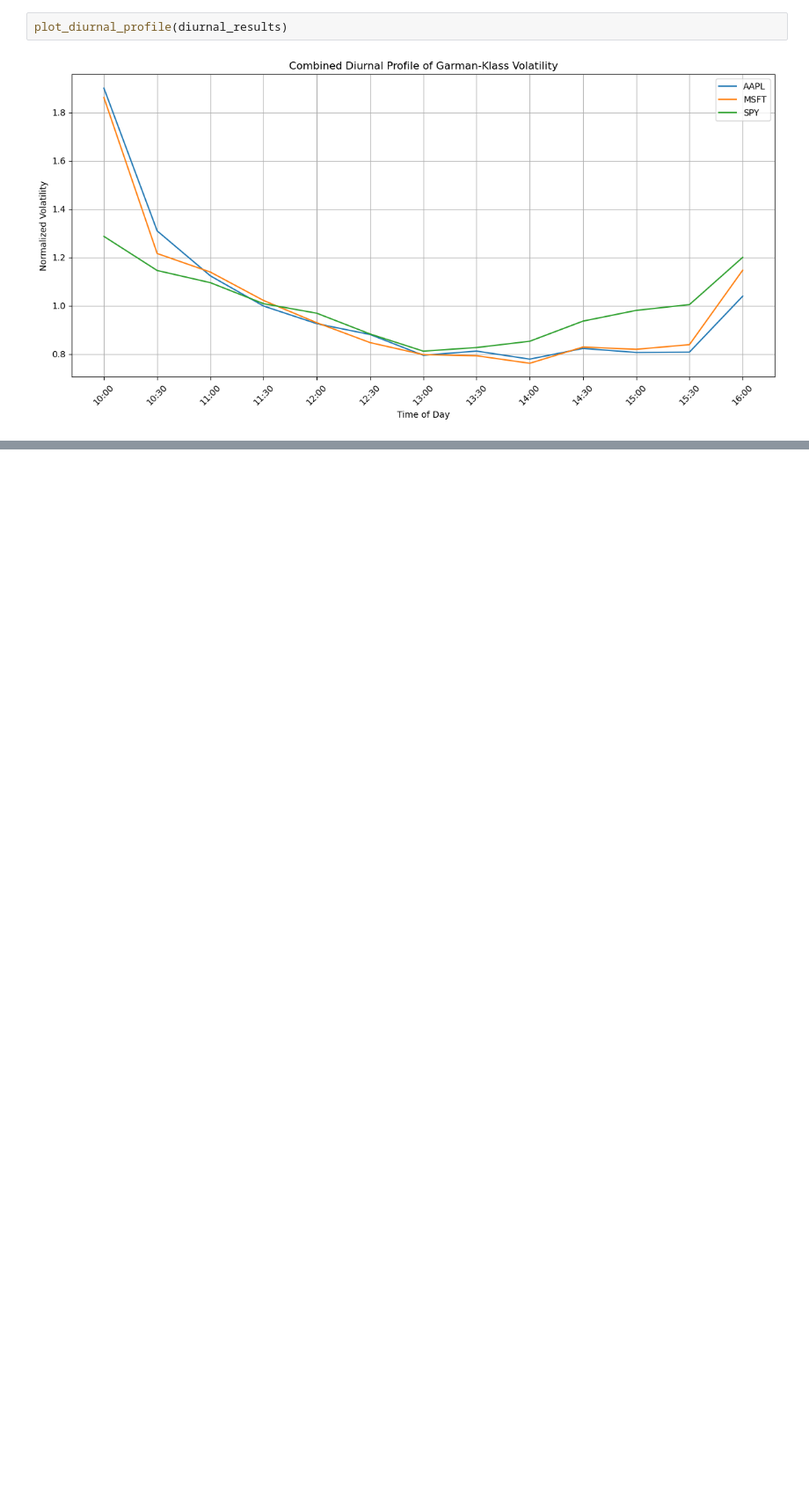
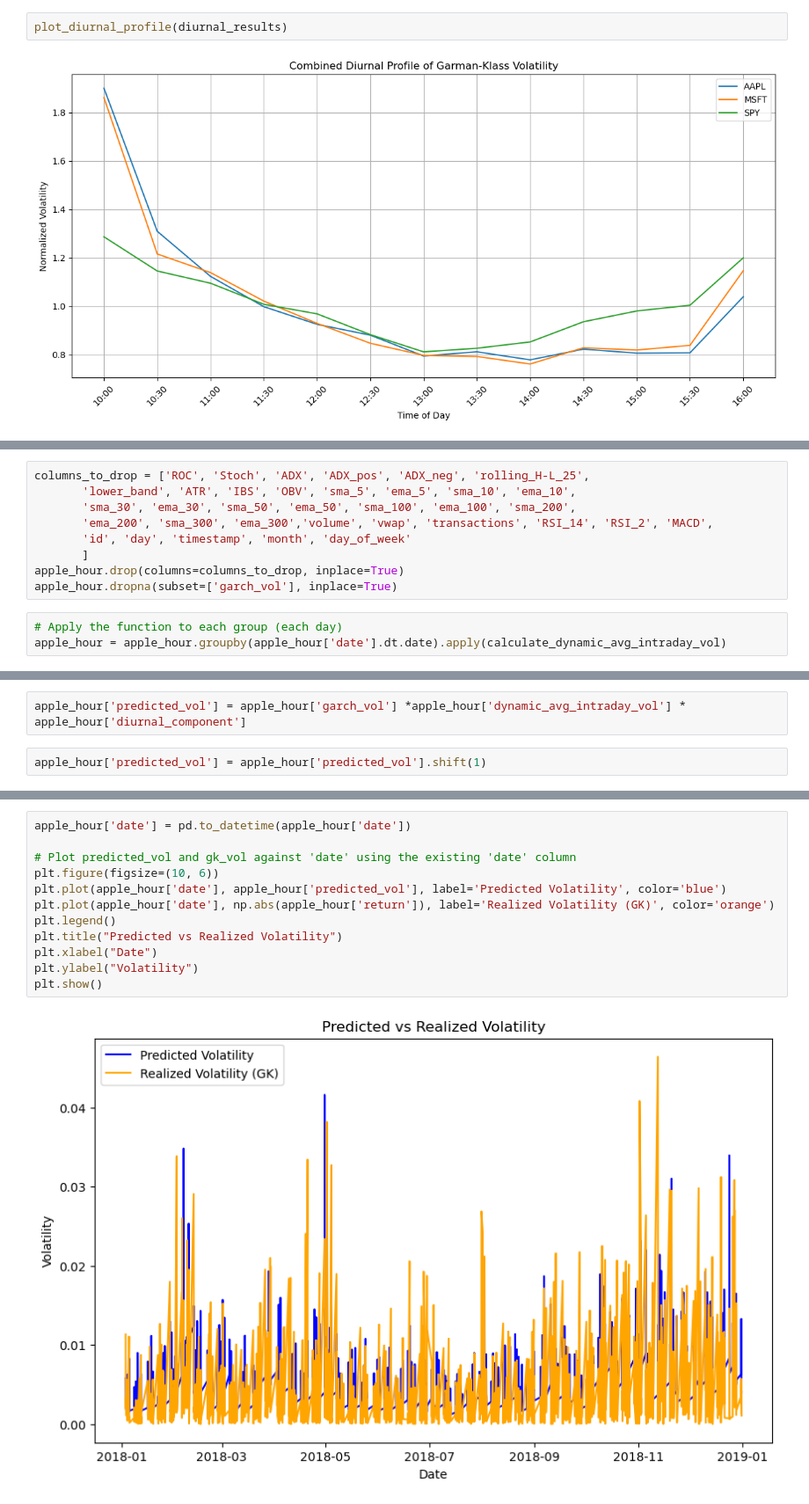
Before and after one commit to rravinet/vol-prediction, a Jupyter notebook: Intraday_Vol.ipynb, the cells around one changed output, grey strips where cells are left out. Shown: that part at 88% size. Saved outputs shown, nothing was run; the diff lists cells and outputs as text; blank space fills up the shorter version.

```diff
--- a/Intraday_Vol.ipynb
+++ b/Intraday_Vol.ipynb
@@ -264,0 +356,12 @@ plot_diurnal_profile(diurnal_results)
+# %%
+columns_to_drop = ['ROC', 'Stoch', 'ADX', 'ADX_pos', 'ADX_neg', 'rolling_H-L_25',
+       'lower_band', 'ATR', 'IBS', 'OBV', 'sma_5', 'ema_5', 'sma_10', 'ema_10',
+       'sma_30', 'ema_30', 'sma_50', 'ema_50', 'sma_100', 'ema_100', 'sma_200',
+       'ema_200', 'sma_300', 'ema_300','volume', 'vwap', 'transactions', 'RSI_14', 'RSI_2', 'MACD',
+       'id', 'day', 'timestamp', 'month', 'day_of_week'
+       ]
+apple_hour.drop(columns=columns_to_drop, inplace=True)
+apple_hour.dropna(subset=['garch_vol'], inplace=True)
+# %%
+# Apply the function to each group (each day)
+apple_hour = apple_hour.groupby(apple_hour['date'].dt.date).apply(calculate_dynamic_avg_intraday_vol)
@@ -264,0 +385,4 @@ plot_diurnal_profile(diurnal_results)
+# %%
+apple_hour['predicted_vol'] = apple_hour['garch_vol'] *apple_hour['dynamic_avg_intraday_vol'] *  apple_hour['diurnal_component']
+# %%
+apple_hour['predicted_vol'] = apple_hour['predicted_vol'].shift(1)
@@ -264,0 +406,14 @@ plot_diurnal_profile(diurnal_results)
+# %%
+apple_hour['date'] = pd.to_datetime(apple_hour['date'])
+
+# Plot predicted_vol and gk_vol against 'date' using the existing 'date' column
+plt.figure(figsize=(10, 6))
+plt.plot(apple_hour['date'], apple_hour['predicted_vol'], label='Predicted Volatility', color='blue')
+plt.plot(apple_hour['date'], np.abs(apple_hour['return']), label='Realized Volatility (GK)', color='orange')
+plt.legend()
+plt.title("Predicted vs Realized Volatility")
+plt.xlabel("Date")
+plt.ylabel("Volatility")
+plt.show()
+# %% [output]
+[figure, added]
```
Also changed, not shown: parts of 13 cells of this notebook.
